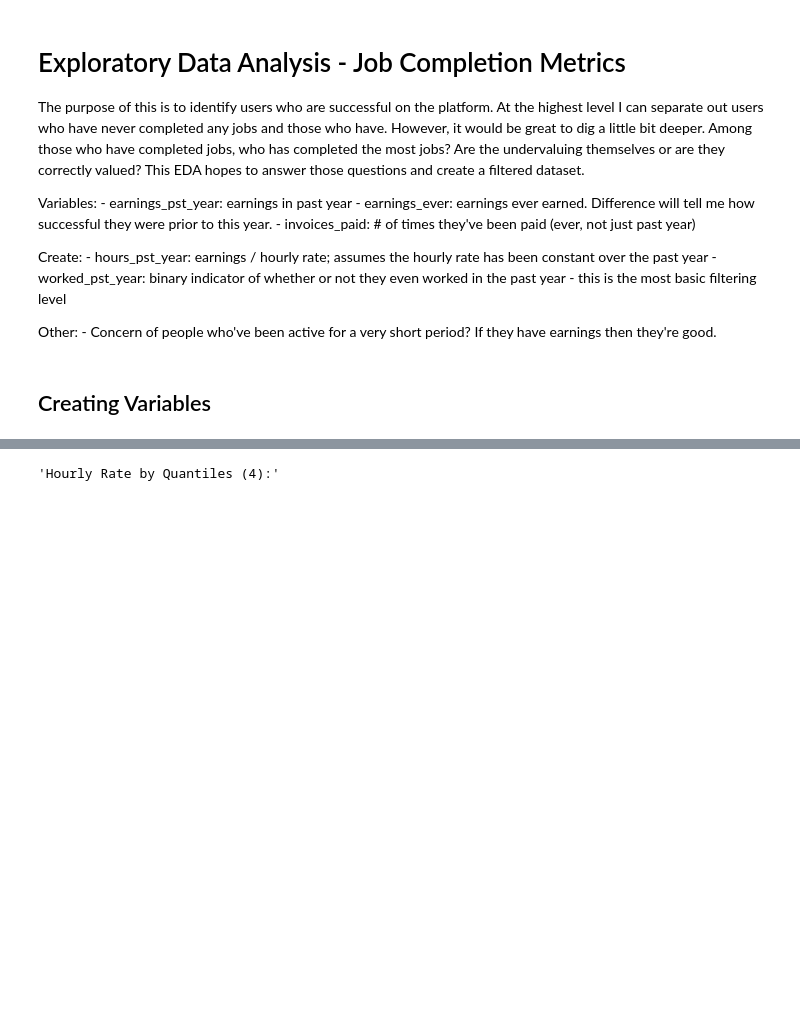
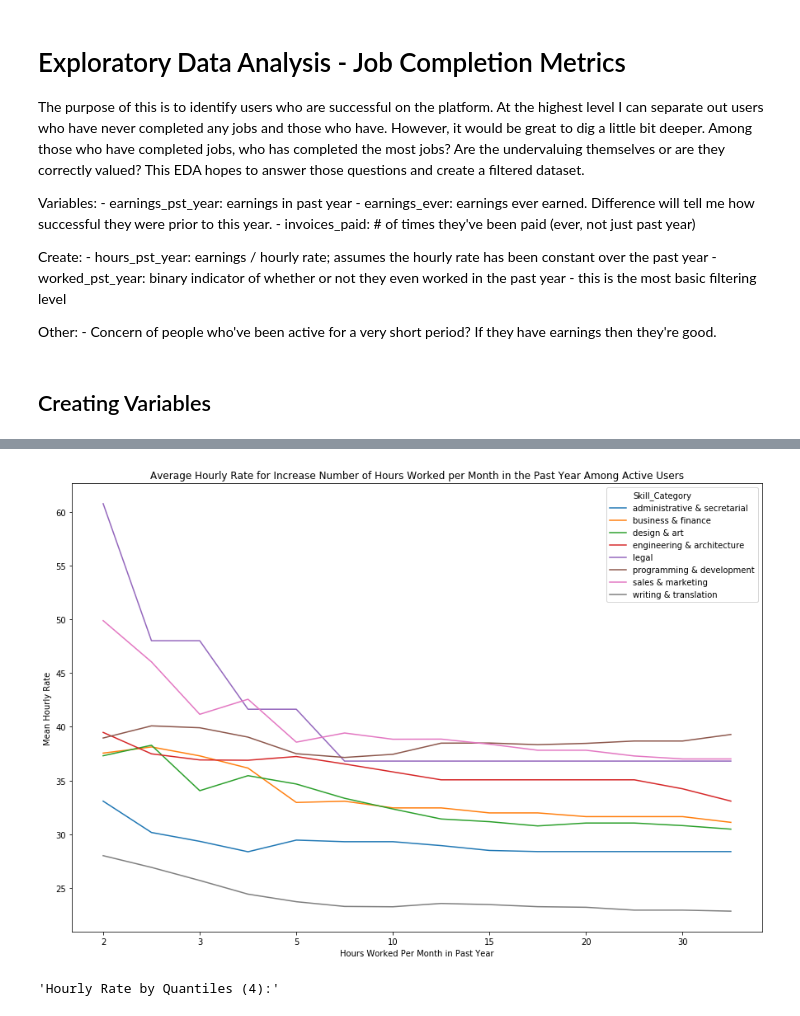
Before and after one commit to lmgibson/MyRate, a Jupyter notebook: notebooks/eda/myrate_eda.ipynb, the cells around one changed output, grey strips where cells are left out. Cells and saved outputs as stored; diff of their text form; code cells hidden in the pictures; blank space fills up the shorter version.

```diff
--- a/notebooks/eda/myrate_eda.ipynb
+++ b/notebooks/eda/myrate_eda.ipynb
@@ -883,3 +922,48 @@ sns.lineplot(x = hr_by_skill_pd.iteration, y = hr_by_skill_pd.hourly_rate,
+# %%
+# Repeating the same graphic but limiting to active users
+def mean_rate_by_hours_worked_by_skill(hour_threshold, skill_category, verbose = True):
+    # Added dt[has_quote]
+    tmp = dt[(dt.hours_worked_pr_mnth_pst_yr < hour_threshold) & (dt[skill_category] == 1) & (dt['has_quote'] == 1)].hourly_rate.mean()
+
+    if verbose == True:
+        print("Mean hourly rate of people working less than",
+              str(hour_threshold) + ":",
+              tmp)
+    return tmp
+
+
+skills = ['administrative & secretarial','business & finance', 'design & art', 'education & training',
+          'engineering & architecture', 'legal', 'programming & development','sales & marketing',
+          'writing & translation']
+
+hr_by_skill = {}
+for j, skill_val in enumerate(skills):
+
+    rate_by_hours = []
+    for i, val in enumerate([1, 2, 3, 5, 10, 15, 20, 30, 40, 50, 60, 80, 100, 160]):
+        hrate = mean_rate_by_hours_worked_by_skill(val, skill_val, verbose = False)
+        rate_by_hours.append(hrate)
+
+    hr_by_skill.update({skill_val: rate_by_hours})
+
+# Cleaning
+hr_by_skill_pd = pd.DataFrame(hr_by_skill).stack()
+hr_by_skill_pd = hr_by_skill_pd.reset_index()
+#hr_by_skill_pd = hr_by_skill_pd.drop(['level_0'], axis = 1)
+hr_by_skill_pd.columns = ['iteration','Skill_Category','hourly_rate']
+
+# Plotting
+plt.figure(figsize=(15,10))
+plot = sns.lineplot(x = hr_by_skill_pd.iteration, y = hr_by_skill_pd.hourly_rate,
+             hue = hr_by_skill_pd.Skill_Category)
+plot.set(xticklabels = [1, 2, 3, 5, 10, 15, 20, 30, 40, 50, 60, 80, 100, 160],
+         xlabel = "Hours Worked Per Month in Past Year",
+         ylabel = "Mean Hourly Rate",
+         title = "Average Hourly Rate for Increase Number of Hours Worked per Month in the Past Year Among Active Users")
+plt.show()
+# The left most side is includes people who worked alot. The right most side is for those who barely worked.
+# %% [output]
+[figure, added]
 # %%
 # Repeating the above but with buckets
 dt['quantile_4'] = pd.qcut(dt['hours_worked_pr_mnth_pst_yr'], q=4)
```
Also changed, not shown: parts of 22 cells of this notebook, 1 other file.
